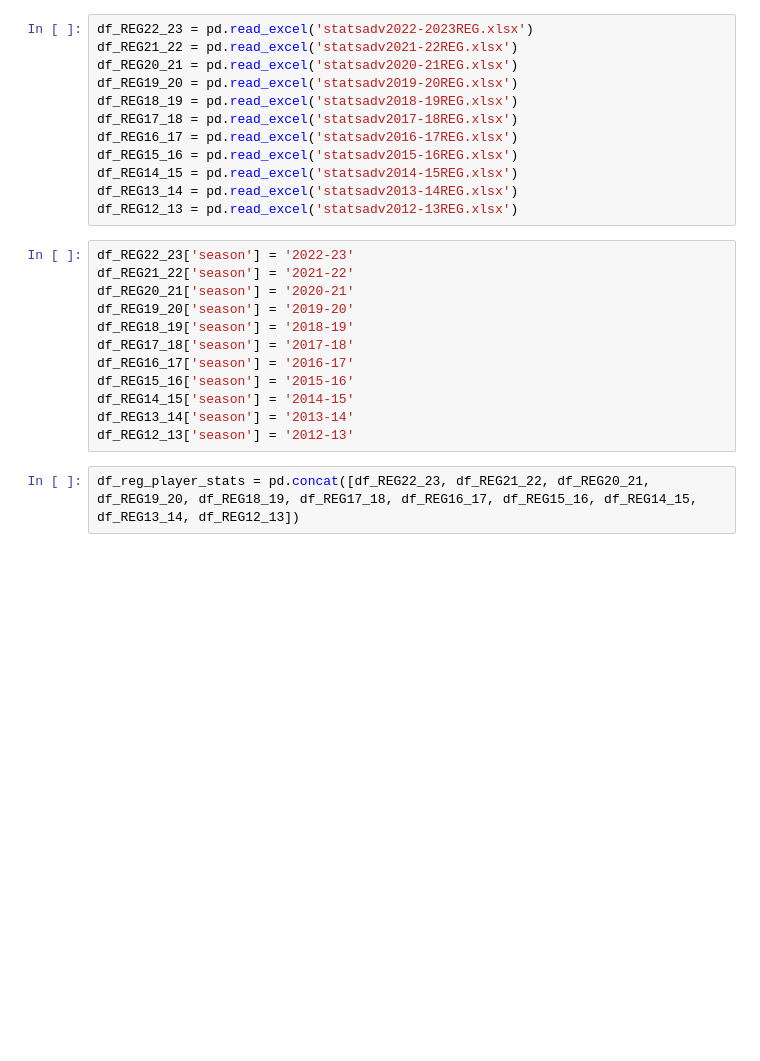
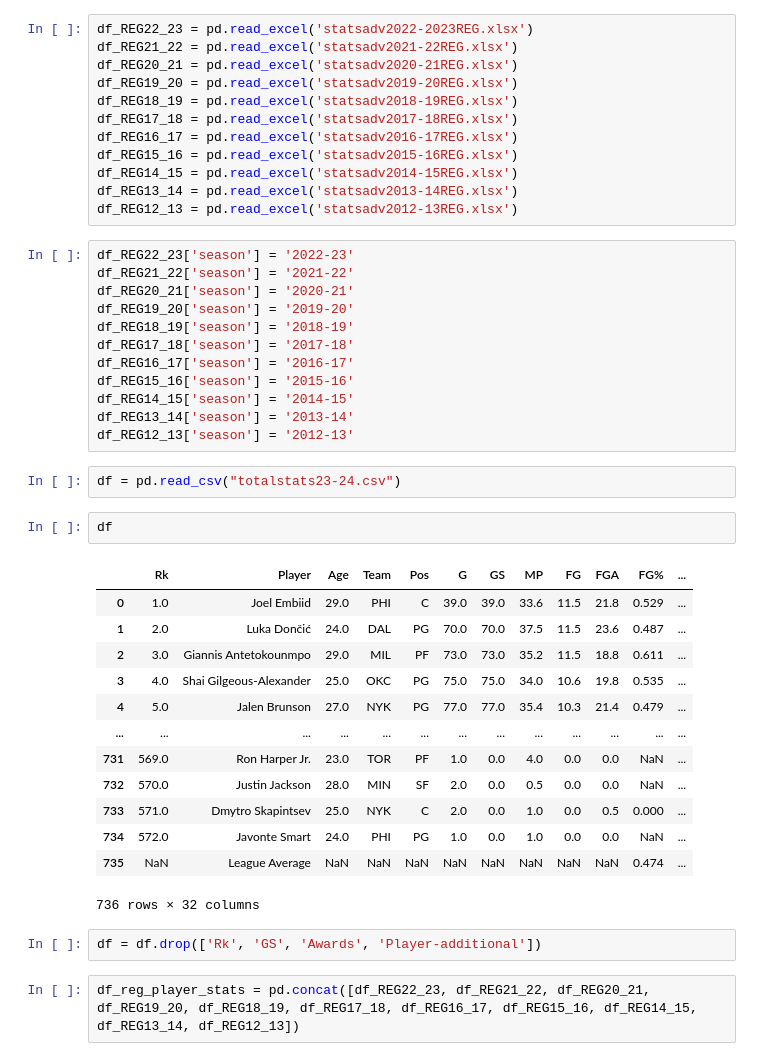
Before and after one commit to Rohanhuj/NBA-Prediction-Model, a Jupyter notebook: data pre-processing.ipynb, the cells around one changed output. Cells and saved outputs as stored; diff of their text form; blank space fills up the shorter version.

```diff
--- a/data pre-processing.ipynb
+++ b/data pre-processing.ipynb
@@ -118,6 +118,26 @@ df_REG15_16['season'] = '2015-16'
 df_REG14_15['season'] = '2014-15'
 df_REG13_14['season'] = '2013-14'
 df_REG12_13['season'] = '2012-13'
+# %%
+df = pd.read_csv("totalstats23-24.csv")
+# %%
+df
+# %% [output]
+|  | Rk | Player | Age | Team | Pos | G | GS | MP | FG | FGA | FG% | ... |
+| 0 | 1.0 | Joel Embiid | 29.0 | PHI | C | 39.0 | 39.0 | 33.6 | 11.5 | 21.8 | 0.529 | ... |
+| 1 | 2.0 | Luka Dončić | 24.0 | DAL | PG | 70.0 | 70.0 | 37.5 | 11.5 | 23.6 | 0.487 | ... |
+| 2 | 3.0 | Giannis Antetokounmpo | 29.0 | MIL | PF | 73.0 | 73.0 | 35.2 | 11.5 | 18.8 | 0.611 | ... |
+| 3 | 4.0 | Shai Gilgeous-Alexander | 25.0 | OKC | PG | 75.0 | 75.0 | 34.0 | 10.6 | 19.8 | 0.535 | ... |
+| 4 | 5.0 | Jalen Brunson | 27.0 | NYK | PG | 77.0 | 77.0 | 35.4 | 10.3 | 21.4 | 0.479 | ... |
+| ... | ... | ... | ... | ... | ... | ... | ... | ... | ... | ... | ... | ... |
+| 731 | 569.0 | Ron Harper Jr. | 23.0 | TOR | PF | 1.0 | 0.0 | 4.0 | 0.0 | 0.0 | NaN | ... |
+| 732 | 570.0 | Justin Jackson | 28.0 | MIN | SF | 2.0 | 0.0 | 0.5 | 0.0 | 0.0 | NaN | ... |
+| 733 | 571.0 | Dmytro Skapintsev | 25.0 | NYK | C | 2.0 | 0.0 | 1.0 | 0.0 | 0.5 | 0.000 | ... |
+| 734 | 572.0 | Javonte Smart | 24.0 | PHI | PG | 1.0 | 0.0 | 1.0 | 0.0 | 0.0 | NaN | ... |
+| 735 | NaN | League Average | NaN | NaN | NaN | NaN | NaN | NaN | NaN | NaN | 0.474 | ... |
+736 rows × 32 columns
+# %%
+df = df.drop(['Rk', 'GS', 'Awards', 'Player-additional'])
 # %%
 df_reg_player_stats = pd.concat([df_REG22_23, df_REG21_22, df_REG20_21, df_REG19_20, df_REG18_19, df_REG17_18, df_REG16_17, df_REG15_16, df_REG14_15, df_REG13_14, df_REG12_13])
 # %%
```
Also changed, not shown: 5 other files.
